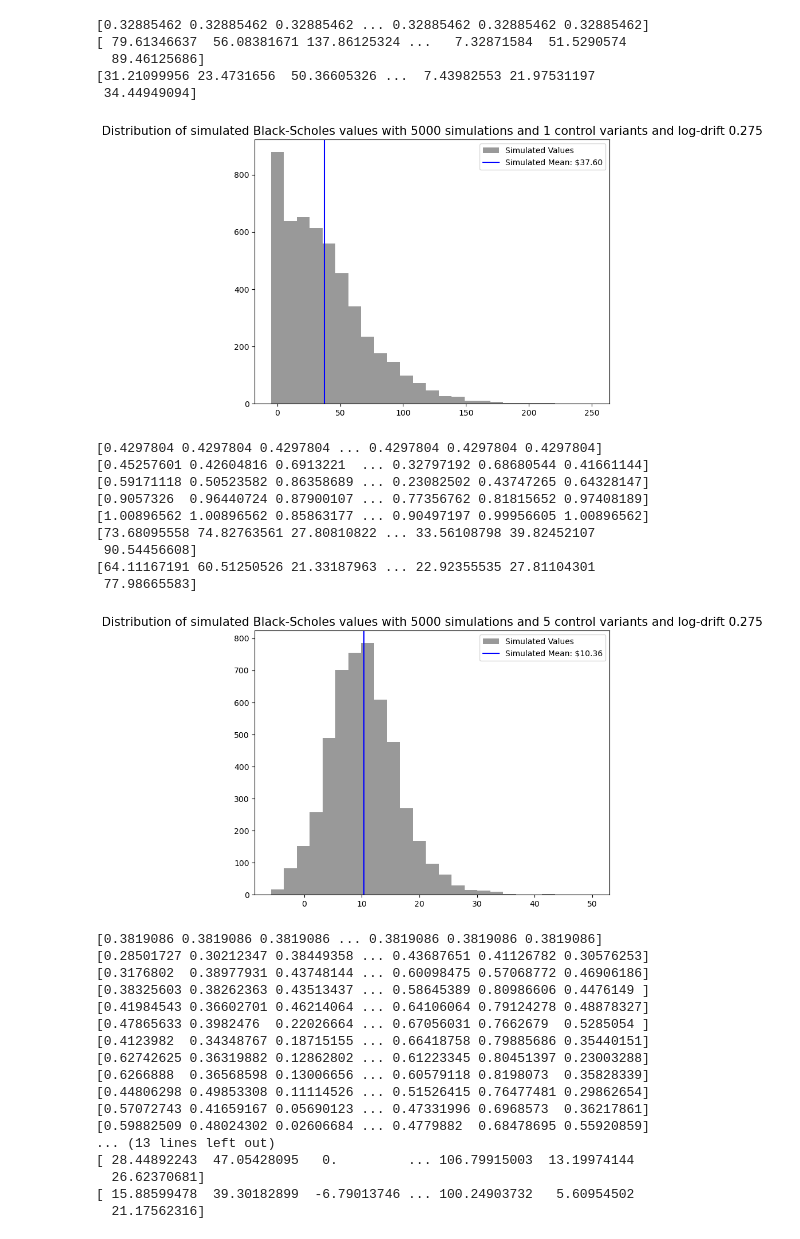
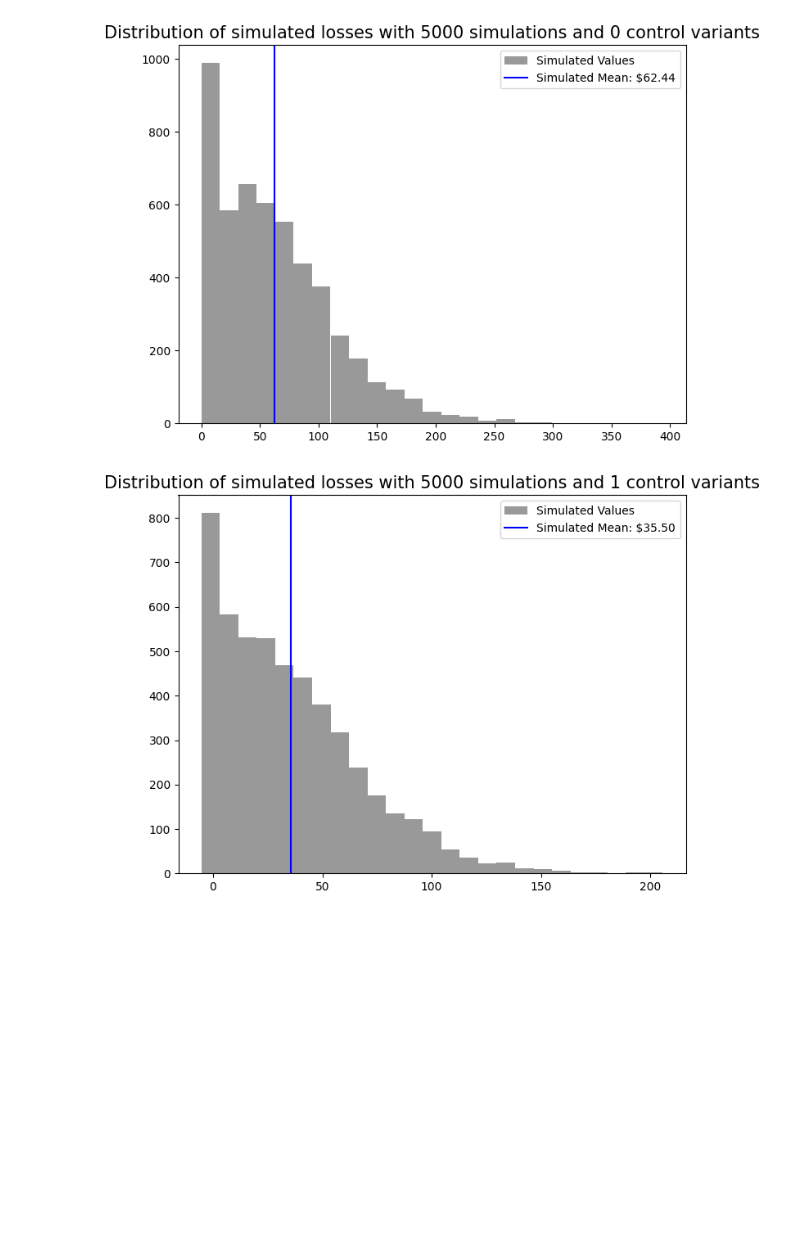
Before and after one commit to shabarishch/Quantfinancebootcamp, a Jupyter notebook: miniproject4.ipynb, the cells around one changed output. Cells and saved outputs as stored; diff of their text form; code cells hidden in the pictures; blank space fills up the shorter version.

```diff
--- a/miniproject4.ipynb
+++ b/miniproject4.ipynb
@@ -61,3 +33,3 @@ def get_garch_params(log_rets):
 # %%
-garch_params = get_garch_params(get_daily_log_returns(symbol, start_date, end_date))
+garch_params = my_funcs.get_garch_params(my_funcs.get_daily_log_returns(symbol, start_date, end_date))
 # %% [output]
@@ -356,67 +116,33 @@ array([ 9.78183528, 14.24998976,  7.32084499, 11.76628644, 15.80319307])
 # %%
 S0 = 100
 K = 120
 #sigma = .5
 t = 1
 r = 0.04
 #mu = .35 #Drift of stock movement
 delta_sims = 500
 
 n_sims = 5000
 
-hedging_numbers = [1, 5, 25, 50, 100]
+hedging_numbers = [0, 1, 5, 25, 50, 100]
 
 #bs_price = bs_call(S0,K,sigma,t,r)
 
 for n_hedges in hedging_numbers:
-    #profits_hedged = bs_MC_call(S0, K, sigma, r, t, mu, n_sims, n_hedges, delta_sims)
-    profits_hedged = mc_sim_call_garch_delta_hedge(S0, K, garch_params, r, t, n_sims , n_hedges, delta_sims)
+    profits_hedged = my_funcs.mc_sim_call_garch_delta_hedge(S0, K, garch_params, r, t, n_sims , n_hedges, delta_sims)
 
     plt.figure(figsize = (8,6))
 
     plt.hist(profits_hedged, bins = 25, alpha = .4, color = 'black', label = 'Simulated Values')
 
-    #plt.axvline(bs_price, label = f'Black-Scholes Price: ${bs_price:.2f}', color = 'red')
-
     plt.axvline(np.mean(profits_hedged), label = f'Simulated Mean: ${np.mean(profits_hedged):.2f}', color = 'blue')
 
     plt.legend()
 
-    plt.title(f'Distribution of simulated Black-Scholes values with {n_sims} simulations and \
-{n_hedges} control variants and log-drift {mu}',size = 15)
+    plt.title(f'Distribution of simulated losses with {n_sims} simulations and \
+{n_hedges} control variants',size = 15)
 
     plt.show()
 # %% [output]
-[0.32885462 0.32885462 0.32885462 ... 0.32885462 0.32885462 0.32885462]
-[ 79.61346637  56.08381671 137.86125324 ...   7.32871584  51.5290574
-  89.46125686]
-[31.21099956 23.4731656  50.36605326 ...  7.43982553 21.97531197
- 34.44949094]
-[figure, old version]
+[figure, new version]
-[0.4297804 0.4297804 0.4297804 ... 0.4297804 0.4297804 0.4297804]
-[0.45257601 0.42604816 0.6913221  ... 0.32797192 0.68680544 0.41661144]
-[0.59171118 0.50523582 0.86358689 ... 0.23082502 0.43747265 0.64328147]
-[0.9057326  0.96440724 0.87900107 ... 0.77356762 0.81815652 0.97408189]
-[1.00896562 1.00896562 0.85863177 ... 0.90497197 0.99956605 1.00896562]
-[73.68095558 74.82763561 27.80810822 ... 33.56108798 39.82452107
- 90.54456608]
-[64.11167191 60.51250526 21.33187963 ... 22.92355535 27.81104301
- 77.98665583]
-[figure, old version]
+[figure, new version]
-[0.3819086 0.3819086 0.3819086 ... 0.3819086 0.3819086 0.3819086]
-[0.28501727 0.30212347 0.38449358 ... 0.43687651 0.41126782 0.30576253]
-[0.3176802  0.38977931 0.43748144 ... 0.60098475 0.57068772 0.46906186]
-[0.38325603 0.38262363 0.43513437 ... 0.58645389 0.80986606 0.4476149 ]
-[0.41984543 0.36602701 0.46214064 ... 0.64106064 0.79124278 0.48878327]
-[0.47865633 0.3982476  0.22026664 ... 0.67056031 0.7662679  0.5285054 ]
-[0.4123982  0.34348767 0.18715155 ... 0.66418758 0.79885686 0.35440151]
-[0.62742625 0.36319882 0.12862802 ... 0.61223345 0.80451397 0.23003288]
-[0.6266888  0.36568598 0.13006656 ... 0.60579118 0.8198073  0.35828339]
-[0.44806298 0.49853308 0.11114526 ... 0.51526415 0.76477481 0.29862654]
-[0.57072743 0.41659167 0.05690123 ... 0.47331996 0.6968573  0.36217861]
-[0.59882509 0.48024302 0.02606684 ... 0.4779882  0.68478695 0.55920859]
-... (13 lines left out)
-[ 28.44892243  47.05428095   0.         ... 106.79915003  13.19974144
-  26.62370681]
-[ 15.88599478  39.30182899  -6.79013746 ... 100.24903732   5.60954502
-  21.17562316]
```
Also changed, not shown: parts of 18 cells of this notebook, 1 other file.
